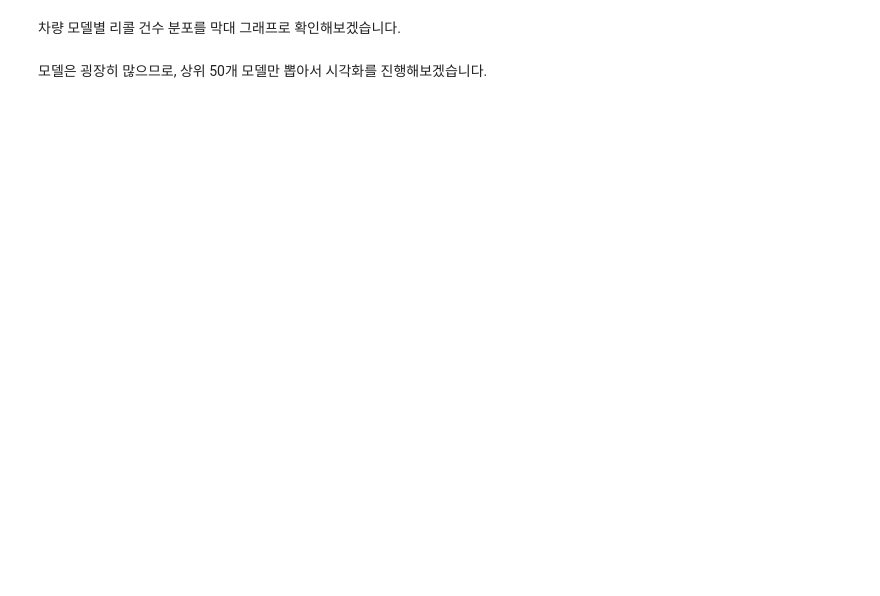
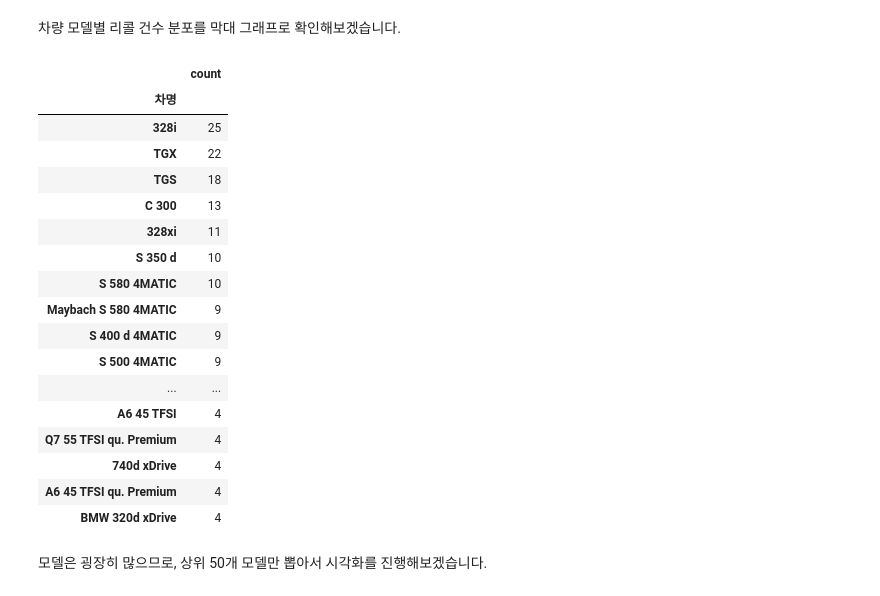
Before and after one commit to jeonggram23/data_study, a Jupyter notebook: 0.데이터분석복습/1.자동차리콜데이터분석/1.자동차리콜데이터분석_matplotlib_2022 v.0.ipynb, the cells around one changed output. Cells and saved outputs as stored; diff of their text form; code cells hidden in the pictures; blank space fills up the shorter version.

```diff
--- a/0.데이터분석복습/1.자동차리콜데이터분석/1.자동차리콜데이터분석_matplotlib_2022.ipynb
+++ b/0.데이터분석복습/1.자동차리콜데이터분석/1.자동차리콜데이터분석_matplotlib_2022 v.0.ipynb
@@ -424,7 +401,26 @@ df.head(3)
 # %% [markdown]
 차량 모델별 리콜 건수 분포를 막대 그래프로 확인해보겠습니다.
 # %%
-tmp = df.groupby('차명').size().sort_values(ascending=False).to_frame('count').head(50)
+df.groupby('차명').size().sort_values(ascending=False).to_frame('count').head(50)
+# %% [output]
+|  | count |
+| 차명 |  |
+| 328i | 25 |
+| TGX | 22 |
+| TGS | 18 |
+| C 300 | 13 |
+| 328xi | 11 |
+| S 350 d | 10 |
+| S 580 4MATIC | 10 |
+| Maybach S 580 4MATIC | 9 |
+| S 400 d 4MATIC | 9 |
+| S 500 4MATIC | 9 |
+| ... | ... |
+| A6 45 TFSI | 4 |
+| Q7 55 TFSI qu. Premium | 4 |
+| 740d xDrive | 4 |
+| A6 45 TFSI qu. Premium | 4 |
+| BMW 320d xDrive | 4 |
 # %% [markdown]
 모델은 굉장히 많으므로, 상위 50개 모델만 뽑아서 시각화를 진행해보겠습니다.
 # %%
```
Also changed, not shown: parts of 13 cells of this notebook, 1 other file.
